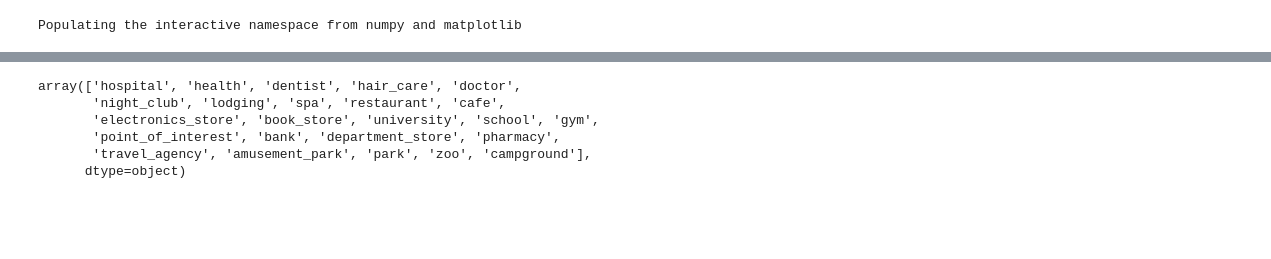
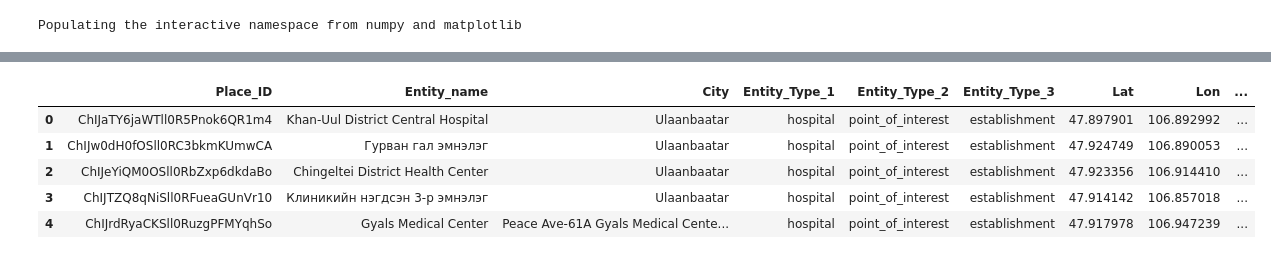
Before and after one commit to gauravcusp/WB_CityResilienceProgram, a Jupyter notebook: POI_Ulaanbaatar.ipynb, the cells around one changed output, grey strips where cells are left out. Saved outputs shown, nothing was run; the diff lists cells and outputs as text; code cells hidden in the pictures; blank space fills up the shorter version.

```diff
--- a/POI_Ulaanbaatar.ipynb
+++ b/POI_Ulaanbaatar.ipynb
@@ -86,15 +113,19 @@ def get_APIdata(key, place = 'Ulaanbaatar', category = 'establishment', strictbo
     return res_list
 # %%
-reqs = get_APIdata(get_key())
+reqs = get_APIdata(get_key('google'))
 # %%
 def get_info(reqs):
     """
+    Converts the json output from API to a dataframe
+
     Input:
     reqs: json response from API query
 
     Returns:
     Pandas Dataframe
     """
+
+    ## empty lists to collect data
     entity, city, pl_id, lat,entity_type_1,entity_type_2, entity_type_3, lon = [],[],[],[],[],[],[],[]
 
     for j in reqs:
@@ -108,6 +139,7 @@ def get_info(reqs):
             entity_type_3.append(i['types'][2])
             pl_id.append(i['place_id'])
 
+    ## Creating dataframe from the API output
     df = pd.DataFrame()
     df['Place_ID'] = pl_id
     df['Entity_name'] = entity
@@ -118,16 +150,20 @@ def get_info(reqs):
     df['Lat'] = lat
     df['Lon'] = lon
 
+    ## Adding geography to the df
+    df['geometry'] = (list(zip(df.Lon,df.Lat)))
+    df['geometry'] = df.geometry.apply(lambda x: Point(x))
+    df = gpd.GeoDataFrame(df, geometry='geometry')
 
     return df
 # %%
 google_data = get_info(reqs)
-# %%
-google_data.Entity_Type_1.unique()
-# %% [output]
-array(['hospital', 'health', 'dentist', 'hair_care', 'doctor',
-       'night_club', 'lodging', 'spa', 'restaurant', 'cafe',
-       'electronics_store', 'book_store', 'university', 'school', 'gym',
-       'point_of_interest', 'bank', 'department_store', 'pharmacy',
-       'travel_agency', 'amusement_park', 'park', 'zoo', 'campground'],
-      dtype=object)
+# %%
+google_data.head()
+# %% [output]
+|  | Place_ID | Entity_name | City | Entity_Type_1 | Entity_Type_2 | Entity_Type_3 | Lat | Lon | ... |
+| 0 | ChIJaTY6jaWTll0R5Pnok6QR1m4 | Khan-Uul District Central Hospital | Ulaanbaatar | hospital | point_of_interest | establishment | 47.897901 | 106.892992 | ... |
+| 1 | ChIJw0dH0fOSll0RC3bkmKUmwCA | Гурван гал эмнэлэг | Ulaanbaatar | hospital | point_of_interest | establishment | 47.924749 | 106.890053 | ... |
+| 2 | ChIJeYiQM0OSll0RbZxp6dkdaBo | Chingeltei District Health Center | Ulaanbaatar | hospital | point_of_interest | establishment | 47.923356 | 106.914410 | ... |
+| 3 | ChIJTZQ8qNiSll0RFueaGUnVr10 | Клиникийн нэгдсэн 3-р эмнэлэг | Ulaanbaatar | hospital | point_of_interest | establishment | 47.914142 | 106.857018 | ... |
+| 4 | ChIJrdRyaCKSll0RuzgPFMYqhSo | Gyals Medical Center | Peace Ave-61A Gyals Medical Cente... | hospital | point_of_interest | establishment | 47.917978 | 106.947239 | ... |
```
Also changed, not shown: parts of 48 cells of this notebook.
